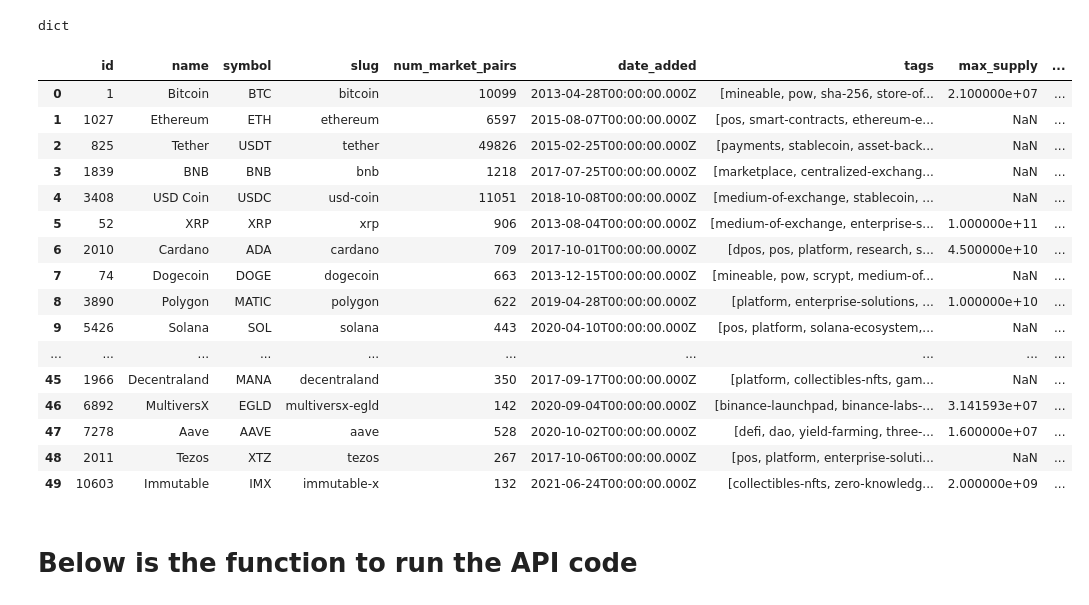
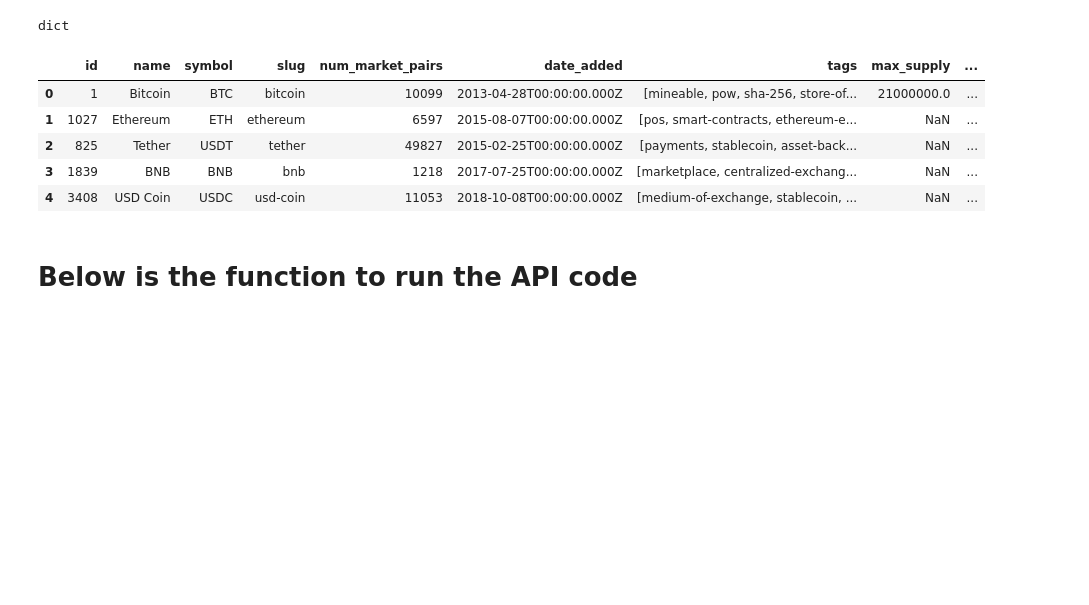
Before and after one commit to SamuelTesfamariam/Learning-Projects, a Jupyter notebook: Crypto data API/Crypto data API.ipynb, the cells around one changed output. Cells and saved outputs as stored; diff of their text form; code cells hidden in the pictures; blank space fills up the shorter version.

```diff
--- a/Crypto data API/Crypto data API.ipynb
+++ b/Crypto data API/Crypto data API.ipynb
@@ -44,25 +42,14 @@ pd.set_option('display.max_rows', None)
 # %%
 df = pd.json_normalize(data['data'])
 df['timestamp']= pd.to_datetime('now')
-df
+df.head()
 # %% [output]
 |  | id | name | symbol | slug | num_market_pairs | date_added | tags | max_supply | ... |
-| 0 | 1 | Bitcoin | BTC | bitcoin | 10099 | 2013-04-28T00:00:00.000Z | [mineable, pow, sha-256, store-of... | 2.100000e+07 | ... |
+| 0 | 1 | Bitcoin | BTC | bitcoin | 10099 | 2013-04-28T00:00:00.000Z | [mineable, pow, sha-256, store-of... | 21000000.0 | ... |
 | 1 | 1027 | Ethereum | ETH | ethereum | 6597 | 2015-08-07T00:00:00.000Z | [pos, smart-contracts, ethereum-e... | NaN | ... |
-| 2 | 825 | Tether | USDT | tether | 49826 | 2015-02-25T00:00:00.000Z | [payments, stablecoin, asset-back... | NaN | ... |
+| 2 | 825 | Tether | USDT | tether | 49827 | 2015-02-25T00:00:00.000Z | [payments, stablecoin, asset-back... | NaN | ... |
 | 3 | 1839 | BNB | BNB | bnb | 1218 | 2017-07-25T00:00:00.000Z | [marketplace, centralized-exchang... | NaN | ... |
-| 4 | 3408 | USD Coin | USDC | usd-coin | 11051 | 2018-10-08T00:00:00.000Z | [medium-of-exchange, stablecoin, ... | NaN | ... |
-| 5 | 52 | XRP | XRP | xrp | 906 | 2013-08-04T00:00:00.000Z | [medium-of-exchange, enterprise-s... | 1.000000e+11 | ... |
-| 6 | 2010 | Cardano | ADA | cardano | 709 | 2017-10-01T00:00:00.000Z | [dpos, pos, platform, research, s... | 4.500000e+10 | ... |
-| 7 | 74 | Dogecoin | DOGE | dogecoin | 663 | 2013-12-15T00:00:00.000Z | [mineable, pow, scrypt, medium-of... | NaN | ... |
-| 8 | 3890 | Polygon | MATIC | polygon | 622 | 2019-04-28T00:00:00.000Z | [platform, enterprise-solutions, ... | 1.000000e+10 | ... |
-| 9 | 5426 | Solana | SOL | solana | 443 | 2020-04-10T00:00:00.000Z | [pos, platform, solana-ecosystem,... | NaN | ... |
-| ... | ... | ... | ... | ... | ... | ... | ... | ... | ... |
-| 45 | 1966 | Decentraland | MANA | decentraland | 350 | 2017-09-17T00:00:00.000Z | [platform, collectibles-nfts, gam... | NaN | ... |
-| 46 | 6892 | MultiversX | EGLD | multiversx-egld | 142 | 2020-09-04T00:00:00.000Z | [binance-launchpad, binance-labs-... | 3.141593e+07 | ... |
-| 47 | 7278 | Aave | AAVE | aave | 528 | 2020-10-02T00:00:00.000Z | [defi, dao, yield-farming, three-... | 1.600000e+07 | ... |
-| 48 | 2011 | Tezos | XTZ | tezos | 267 | 2017-10-06T00:00:00.000Z | [pos, platform, enterprise-soluti... | NaN | ... |
-| 49 | 10603 | Immutable | IMX | immutable-x | 132 | 2021-06-24T00:00:00.000Z | [collectibles-nfts, zero-knowledg... | 2.000000e+09 | ... |
+| 4 | 3408 | USD Coin | USDC | usd-coin | 11053 | 2018-10-08T00:00:00.000Z | [medium-of-exchange, stablecoin, ... | NaN | ... |
 # %% [markdown]
 # Below is the function to run the API code
 # %%
```
Also changed, not shown: parts of 12 cells of this notebook.
